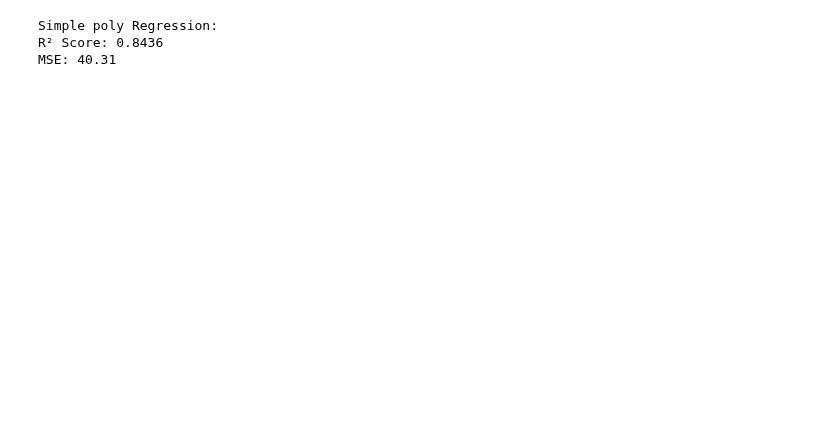
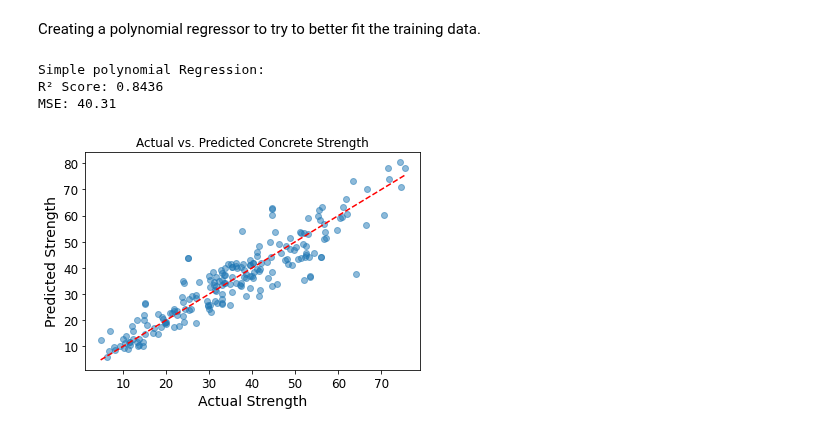
Before and after one commit to elisabellahj/MLing, a Jupyter notebook: Andreas.ipynb, the cells around one changed output. Cells and saved outputs as stored; diff of their text form; code cells hidden in the pictures; blank space fills up the shorter version.

```diff
--- a/Andreas.ipynb
+++ b/Andreas.ipynb
@@ -203,22 +288,33 @@ Test MSE: 95.86890494034817
+# %% [markdown]
+Creating a polynomial regressor to try to better fit the training data.
 # %%
 # polynomial regression
 from sklearn.preprocessing import PolynomialFeatures
 
 
 poly_features = PolynomialFeatures(degree = 3)
 X_poly_train = poly_features.fit_transform(X_train_scaled)
 X_poly_test = poly_features.transform(X_test_scaled)
 
 
-lin_reg2 = LinearRegression()
-lin_reg2.fit(X_poly_train, y_train)
+lin_reg_for_poly = LinearRegression()
+lin_reg_for_poly.fit(X_poly_train, y_train)
 
-y_pred_poly2 = lin_reg2.predict(X_poly_test)
+y_pred_poly = lin_reg_for_poly.predict(X_poly_test)
 
-print("Simple poly Regression:")
-print(f"R² Score: {np.round(r2_score(y_test, y_pred_poly2), 4)}")
-print(f"MSE: {np.round(mean_squared_error(y_test, y_pred_poly2), 2)}\n")
+print("Simple polynomial Regression:")
+print(f"R² Score: {np.round(r2_score(y_test, y_pred_poly), 4)}")
+print(f"MSE: {np.round(mean_squared_error(y_test, y_pred_poly), 2)}\n")
+
+
+plt.scatter(y_test, y_pred_poly, alpha=.5)
+plt.xlabel("Actual Strength")
+plt.ylabel("Predicted Strength")
+plt.title("Actual vs. Predicted Concrete Strength")
+plt.plot([y_test.min(), y_test.max()], [y_test.min(), y_test.max()], color='red', linestyle='--')
+plt.show()
 # %% [output]
-Simple poly Regression:
+Simple polynomial Regression:
 R² Score: 0.8436
 MSE: 40.31
+[figure, added]
```
Also changed, not shown: parts of 19 cells of this notebook, 1 other file.
